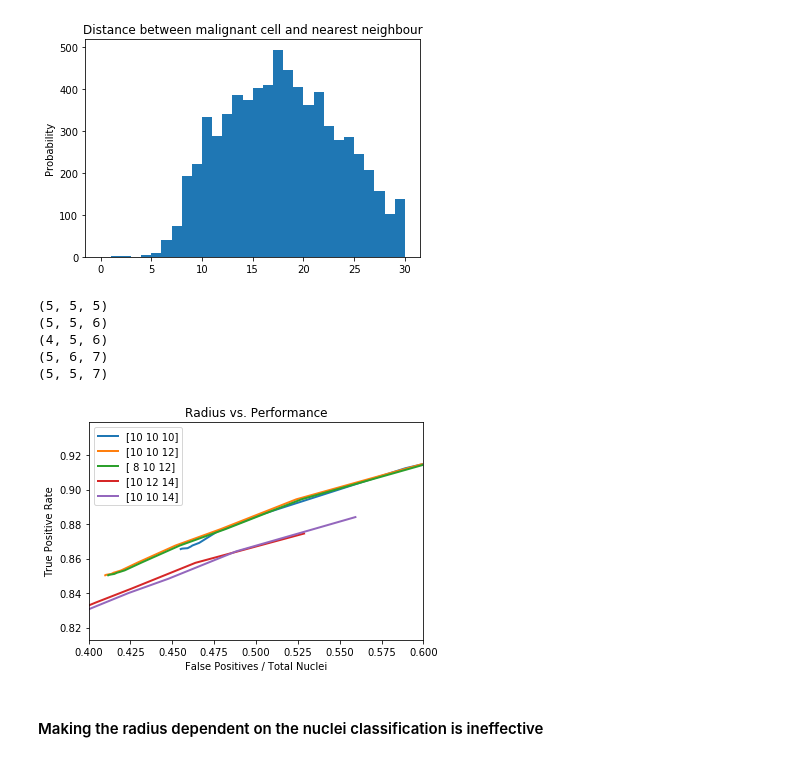
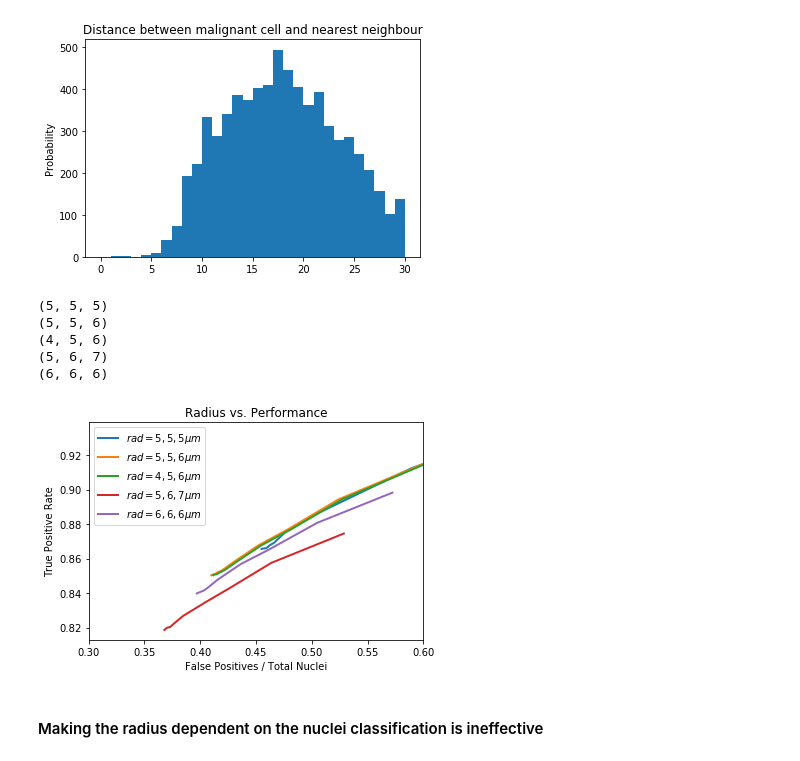
Before and after one commit to renebidart/cancer_hist, a Jupyter notebook: notebooks/non-max supression.ipynb, the cells around one changed output. Drawn from its saved outputs; the diff is of its cells as text; code cells hidden in the pictures.

```diff
--- a/notebooks/non-max supression.ipynb
+++ b/notebooks/non-max supression.ipynb
@@ -207,7 +209,7 @@ heat_folder = '/Users/rb/Documents/waterloo/projects/cancer_hist/final/heat_conv
 abs_error_means=[]
 settings=[]
 results = np.zeros((12, 5, 2))
-radius_list = [(5,5,5), (5, 5, 6), (4, 5, 6), (5, 6, 7), (5, 5, 7)]
+radius_list = [(5,5,5), (5, 5, 6), (4, 5, 6), (5, 6, 7), (6, 6, 6)]
 for col, radius in enumerate(radius_list):
     print radius
     for row, cutoff in enumerate([.2, .5, .7, .8, .9, .95, .97, .98, .99, .999, .9999, .99999]):
@@ -221,24 +223,29 @@ for col, radius in enumerate(radius_list):
 (5, 5, 6)
 (4, 5, 6)
 (5, 6, 7)
-(5, 5, 7)
+(6, 6, 6)
 # %%
 % matplotlib inline
 import matplotlib.pyplot as plt
 
-for i in range(len(radius_list)):
-    plt.plot(results[:,i,1], results[:,i,0], linewidth=2.0, label=np.multiply(2, radius_list[i]))
+plt.plot(results[:,0,1], results[:,0,0], linewidth=2.0, label=r'$rad = 5, 5, 5 \mu m$')
+plt.plot(results[:,1,1], results[:,1,0], linewidth=2.0, label=r'$rad = 5, 5, 6 \mu m$')
+plt.plot(results[:,2,1], results[:,2,0], linewidth=2.0, label=r'$rad = 4, 5, 6 \mu m$')
+plt.plot(results[:,3,1], results[:,3,0], linewidth=2.0, label=r'$rad = 5, 6, 7 \mu m$')
+plt.plot(results[:,4,1], results[:,4,0], linewidth=2.0, label=r'$rad = 6, 6, 6 \mu m$')
+
+plt.legend()
 plt.legend()
 axes = plt.gca()
 axes.set_xlabel("False Positives / Total Nuclei")
 axes.set_ylabel("True Positive Rate")
-axes.set_xlim([.4, .6])
+axes.set_xlim([.3, .6])
 # axes.set_ylim([.7, 1])
 
 plt.title('Radius vs. Performance')
 
 plt.show()
 # %% [output]
-[figure, old version]
+[figure, new version]
 # %% [markdown]
 #### Making the radius dependent on the nuclei classification is ineffective
```
Also changed, not shown: parts of 2 cells of this notebook, 32 other files.
